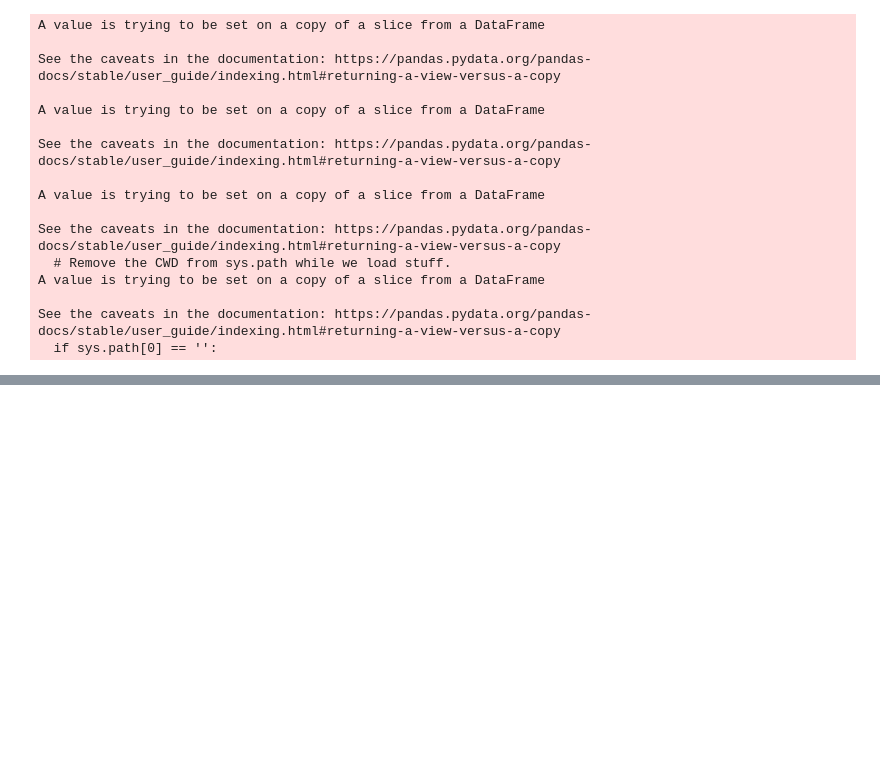
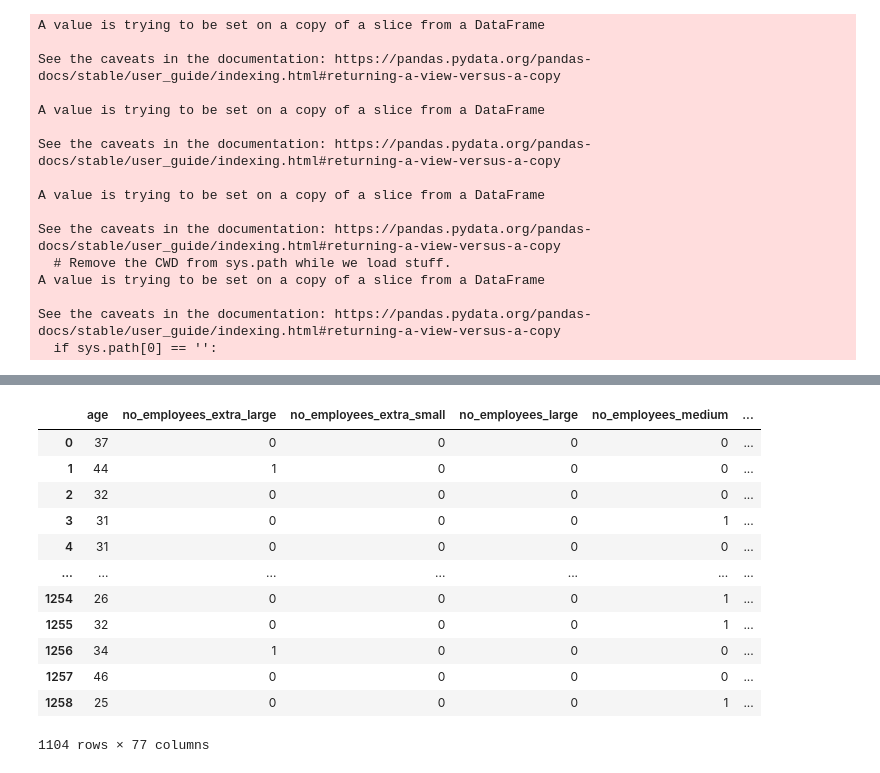
Before and after one commit to carlosiruiz/Mental_Health_Analysis-, a Jupyter notebook: Master_Mentalhealth.ipynb, the cells around one changed output, grey strips where cells are left out. Drawn from its saved outputs; the diff is of its cells as text; code cells hidden in the pictures; blank space fills up the shorter version.

```diff
--- a/Master_Mentalhealth.ipynb
+++ b/Master_Mentalhealth.ipynb
@@ -165,0 +201,16 @@ df.drop(["state_Non US",],axis=1,inplace=True)
+# %%
+X_train,y_trian,X_test,y_test
+# %% [output]
+|  | age | no_employees_extra_large | no_employees_extra_small | no_employees_large | no_employees_medium | ... |
+| 0 | 37 | 0 | 0 | 0 | 0 | ... |
+| 1 | 44 | 1 | 0 | 0 | 0 | ... |
+| 2 | 32 | 0 | 0 | 0 | 0 | ... |
+| 3 | 31 | 0 | 0 | 0 | 1 | ... |
+| 4 | 31 | 0 | 0 | 0 | 0 | ... |
+| ... | ... | ... | ... | ... | ... | ... |
+| 1254 | 26 | 0 | 0 | 0 | 1 | ... |
+| 1255 | 32 | 0 | 0 | 0 | 1 | ... |
+| 1256 | 34 | 1 | 0 | 0 | 0 | ... |
+| 1257 | 46 | 0 | 0 | 0 | 0 | ... |
+| 1258 | 25 | 0 | 0 | 0 | 1 | ... |
+1104 rows × 77 columns
```
Also changed, not shown: parts of 12 cells of this notebook, 1 other file.
